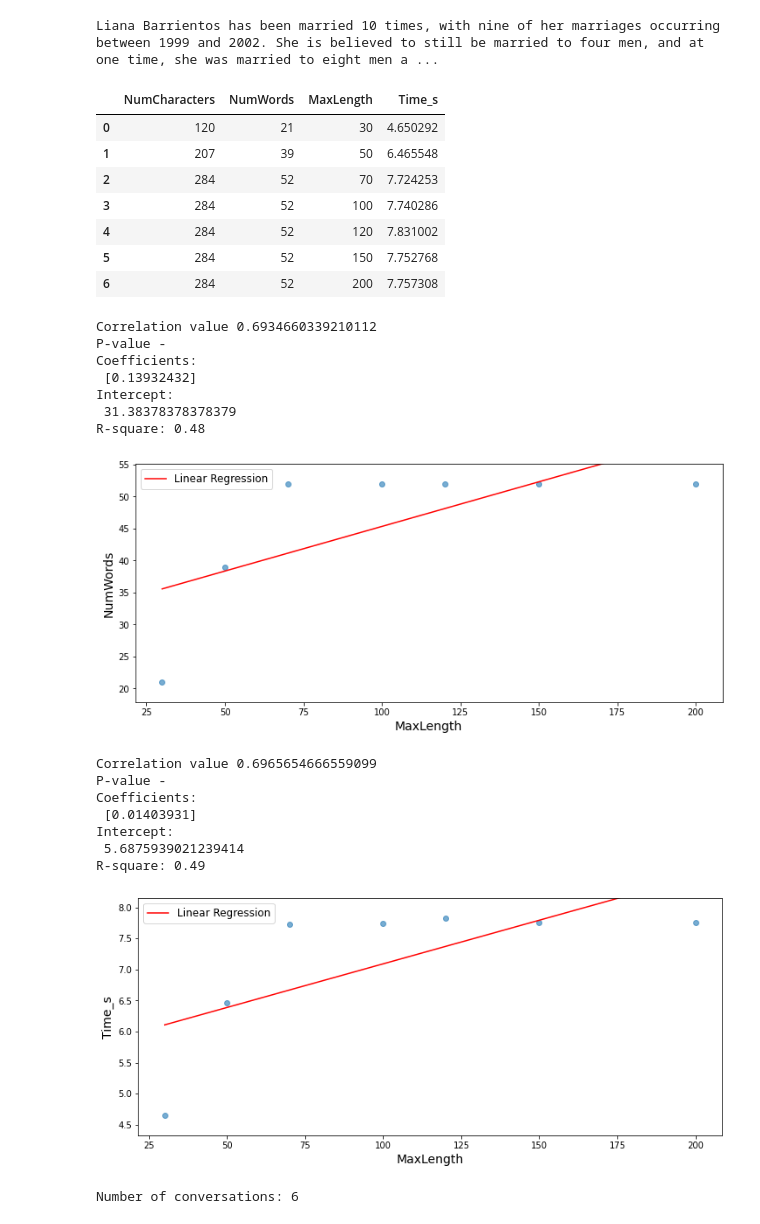
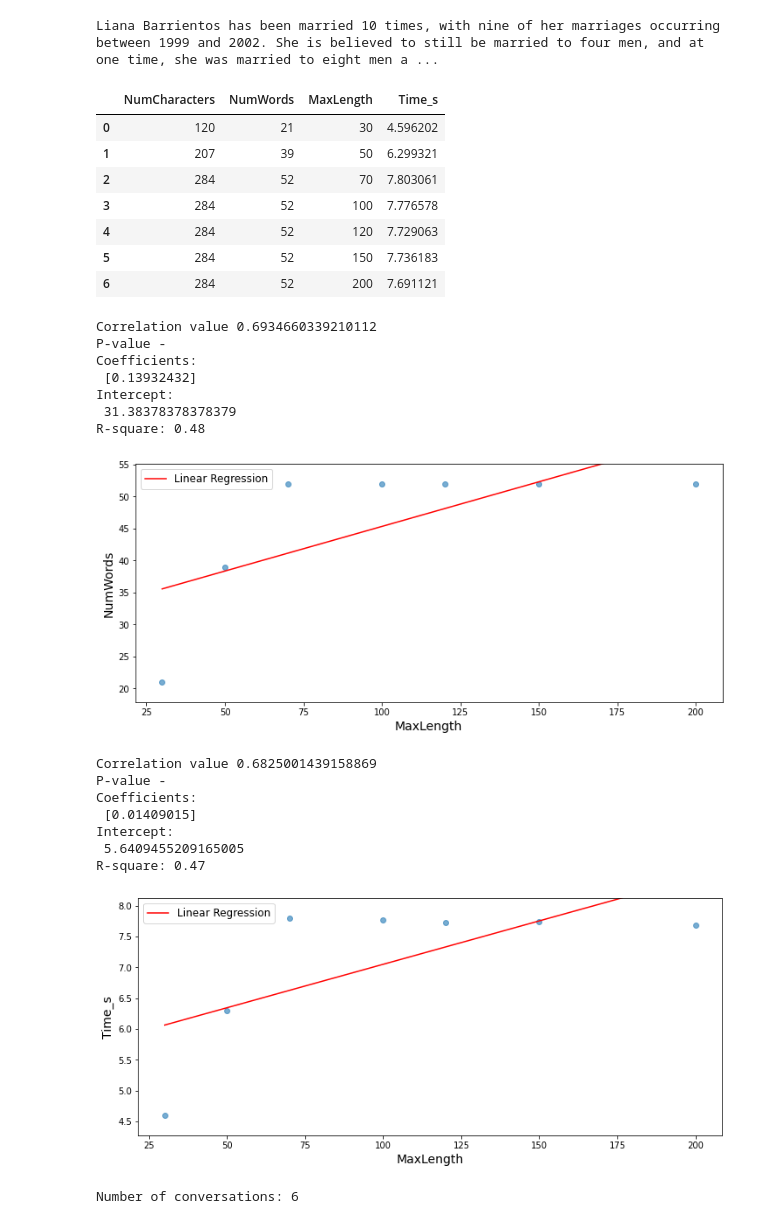
Before and after one commit to ASAPLableni/LableniBot, a Jupyter notebook: TextSummary/EvaluateSummary.ipynb, the cells around one changed output. Cells and saved outputs as stored; diff of their text form; code cells hidden in the pictures.

```diff
--- a/TextSummary/EvaluateSummary.ipynb
+++ b/TextSummary/EvaluateSummary.ipynb
@@ -129,29 +151,30 @@ Liana Barrientos has been married 10 times, with nine of her marriages occurring
 # %%
 max_length_list = [30, 50, 70, 100, 120, 150, 200]
 
 result_list = []
 for max_len_th in max_length_list:
     t0 = time.time()
-    answer = summarizer(ARTICLE, max_length=max_len_th, min_length=30, do_sample=False)
+    answer = summarizer(ARTICLE, max_length=max_len_th, min_length=30,
+                        do_sample=False)
     time_spend = time.time() - t0
     result_list.append({
         "NumCharacters": len(answer[0]["summary_text"]),
         "NumWords": len(answer[0]["summary_text"].split()),
         "MaxLength": max_len_th,
         "Time_s": time_spend
     })
 
 df_result = pd.DataFrame(result_list)
 df_result
 # %% [output]
 |  | NumCharacters | NumWords | MaxLength | Time_s |
-| 0 | 120 | 21 | 30 | 4.650292 |
-| 1 | 207 | 39 | 50 | 6.465548 |
-| 2 | 284 | 52 | 70 | 7.724253 |
-| 3 | 284 | 52 | 100 | 7.740286 |
-| 4 | 284 | 52 | 120 | 7.831002 |
-| 5 | 284 | 52 | 150 | 7.752768 |
-| 6 | 284 | 52 | 200 | 7.757308 |
+| 0 | 120 | 21 | 30 | 4.596202 |
+| 1 | 207 | 39 | 50 | 6.299321 |
+| 2 | 284 | 52 | 70 | 7.803061 |
+| 3 | 284 | 52 | 100 | 7.776578 |
+| 4 | 284 | 52 | 120 | 7.729063 |
+| 5 | 284 | 52 | 150 | 7.736183 |
+| 6 | 284 | 52 | 200 | 7.691121 |
 # %%
 make_scatter_plot(df=df_result, x_feat="MaxLength", x_name="MaxLength", y_feat="NumWords", y_name="NumWords")
 
@@ -165,14 +188,14 @@ Intercept:
  31.38378378378379
 R-square: 0.48
 [figure]
-Correlation value 0.6965654666559099
+Correlation value 0.6825001439158869
 P-value -
 Coefficients:
- [0.01403931]
+ [0.01409015]
 Intercept:
- 5.6875939021239414
-R-square: 0.49
+ 5.6409455209165005
+R-square: 0.47
-[figure, old version]
+[figure, new version]
 # %%
 def strip_accents(s):
     return ''.join(c for c in unicodedata.normalize('NFD', s) if unicodedata.category(c) != 'Mn')
```
Also changed, not shown: parts of 11 cells of this notebook, 10 other files.
